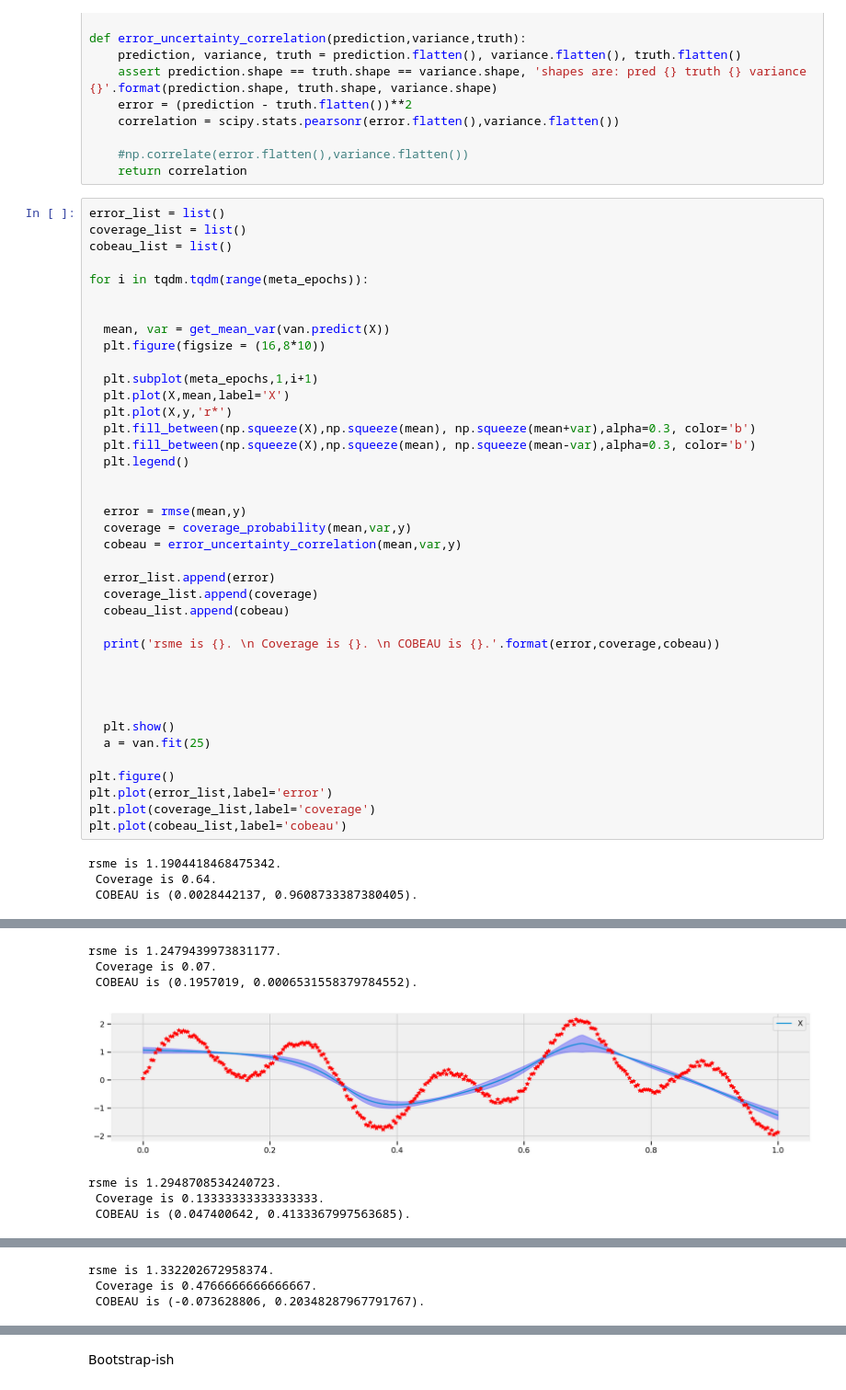
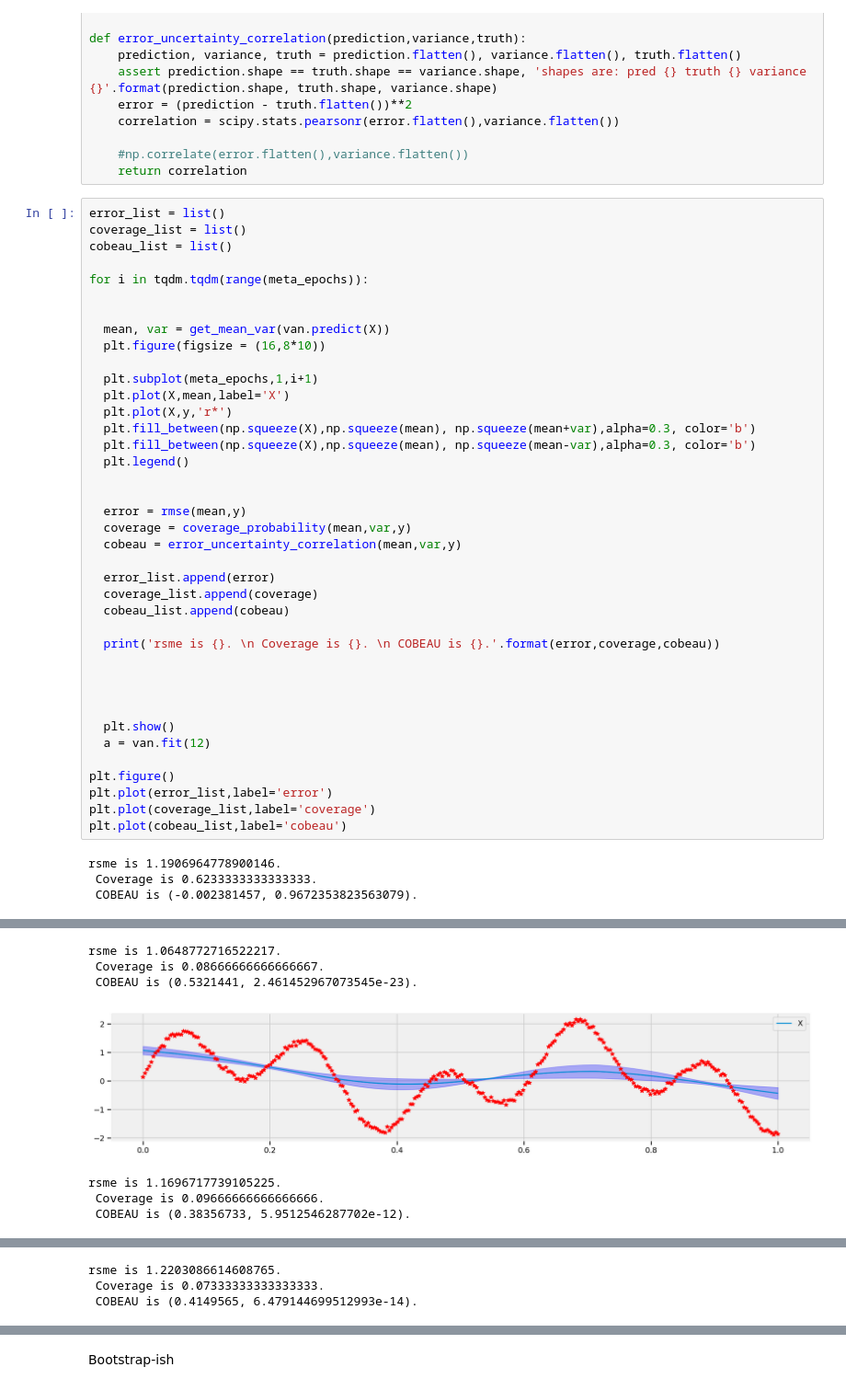
Before and after one commit to wooohoooo/tensorflow_1.X_playground, a Jupyter notebook: regression/notebooks/tf_datasets_ensemble.ipynb, the cells around one changed output, grey strips where cells are left out. Shown at 92% size. Drawn from its saved outputs; the diff is of its cells as text.

```diff
--- a/regression/notebooks/tf_datasets_ensemble.ipynb
+++ b/regression/notebooks/tf_datasets_ensemble.ipynb
@@ -188,41 +188,41 @@ for i in tqdm.tqdm(range(meta_epochs)):
 
   plt.subplot(meta_epochs,1,i+1)
   plt.plot(X,mean,label='X')
   plt.plot(X,y,'r*')
   plt.fill_between(np.squeeze(X),np.squeeze(mean), np.squeeze(mean+var),alpha=0.3, color='b')
   plt.fill_between(np.squeeze(X),np.squeeze(mean), np.squeeze(mean-var),alpha=0.3, color='b')
   plt.legend()
 
 
   error = rmse(mean,y)
   coverage = coverage_probability(mean,var,y)
   cobeau = error_uncertainty_correlation(mean,var,y)
 
   error_list.append(error)
   coverage_list.append(coverage)
   cobeau_list.append(cobeau)
 
   print('rsme is {}. \n Coverage is {}. \n COBEAU is {}.'.format(error,coverage,cobeau))
 
 
 
 
   plt.show()
-  a = van.fit(25)
+  a = van.fit(12)
 
 plt.figure()
 plt.plot(error_list,label='error')
 plt.plot(coverage_list,label='coverage')
 plt.plot(cobeau_list,label='cobeau')
 # %% [output]
-rsme is 1.1904418468475342.
- Coverage is 0.64.
- COBEAU is (0.0028442137, 0.9608733387380405).
+rsme is 1.1906964778900146.
+ Coverage is 0.6233333333333333.
+ COBEAU is (-0.002381457, 0.9672353823563079).
 [figure]
-rsme is 1.2479439973831177.
- Coverage is 0.07.
- COBEAU is (0.1957019, 0.0006531558379784552).
+rsme is 1.0648772716522217.
+ Coverage is 0.08666666666666667.
+ COBEAU is (0.5321441, 2.461452967073545e-23).
-[figure, old version]
+[figure, new version]
-rsme is 1.2948708534240723.
- Coverage is 0.13333333333333333.
- COBEAU is (0.047400642, 0.4133367997563685).
+rsme is 1.1696717739105225.
+ Coverage is 0.09666666666666666.
+ COBEAU is (0.38356733, 5.9512546287702e-12).
@@ -230,3 +230,3 @@ rsme is 1.2948708534240723.
-rsme is 1.332202672958374.
- Coverage is 0.4766666666666667.
- COBEAU is (-0.073628806, 0.20348287967791767).
+rsme is 1.2203086614608765.
+ Coverage is 0.07333333333333333.
+ COBEAU is (0.4149565, 6.479144699512993e-14).
```
Also changed, not shown: parts of 3 cells of this notebook.
